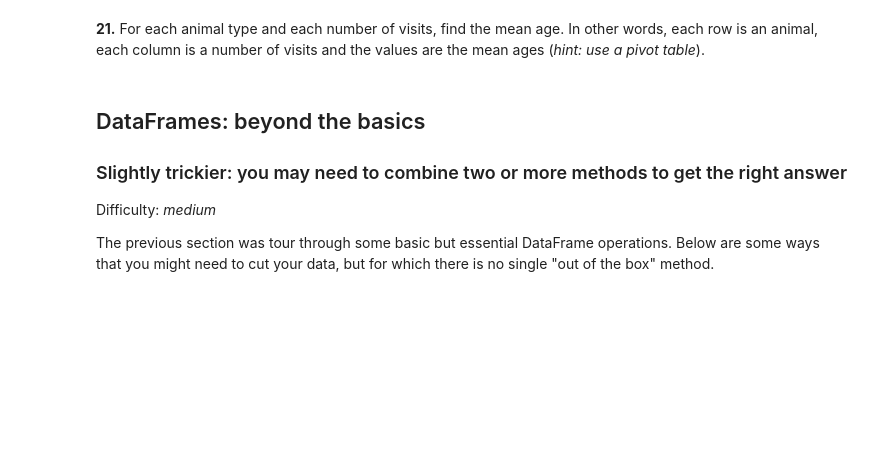
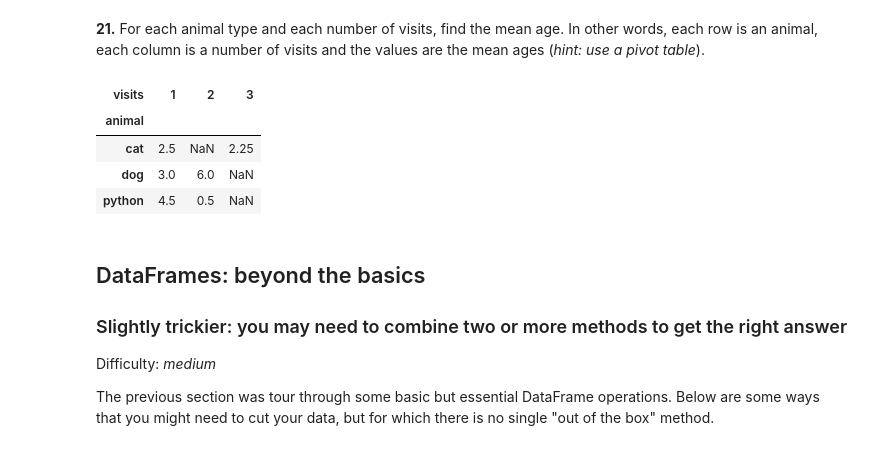
Before and after one commit to haroldeustaquio/Python-Coding-Challenges, a Jupyter notebook: 100 Pandas Puzzles/100-pandas-puzzles.ipynb, the cells around one changed output. Drawn from its saved outputs; the diff is of its cells as text; code cells hidden in the pictures; blank space fills up the shorter version.

```diff
--- a/100 Pandas Puzzles/100-pandas-puzzles.ipynb
+++ b/100 Pandas Puzzles/100-pandas-puzzles.ipynb
@@ -185,9 +161,24 @@ df[['animal','age']].groupby('animal').agg('mean')
 # %% [markdown]
 **19.** The 'priority' column contains the values 'yes' and 'no'. Replace this column with a column of boolean values: 'yes' should be `True` and 'no' should be `False`.
+# %%
+df.loc[df['priority']=='yes','priority']  = True
+df.loc[df['priority']=='no','priority']  = False
+
+# df['priority'] = df['priority'].map({'yes': True, 'no': False})
 # %% [markdown]
 **20.** In the 'animal' column, change the 'snake' entries to 'python'.
+# %%
+df.loc[df['animal'] == 'snake','animal'] = 'python'
 # %% [markdown]
 **21.** For each animal type and each number of visits, find the mean age. In other words, each row is an animal, each column is a number of visits and the values are the mean ages (*hint: use a pivot table*).
+# %%
+df.pivot_table(index='animal', columns='visits',values='age',aggfunc='mean')
+# %% [output]
+| visits | 1 | 2 | 3 |
+| animal |  |  |  |
+| cat | 2.5 | NaN | 2.25 |
+| dog | 3.0 | 6.0 | NaN |
+| python | 4.5 | 0.5 | NaN |
 # %% [markdown]
 ## DataFrames: beyond the basics
 
```
Also changed, not shown: parts of 17 cells of this notebook.
